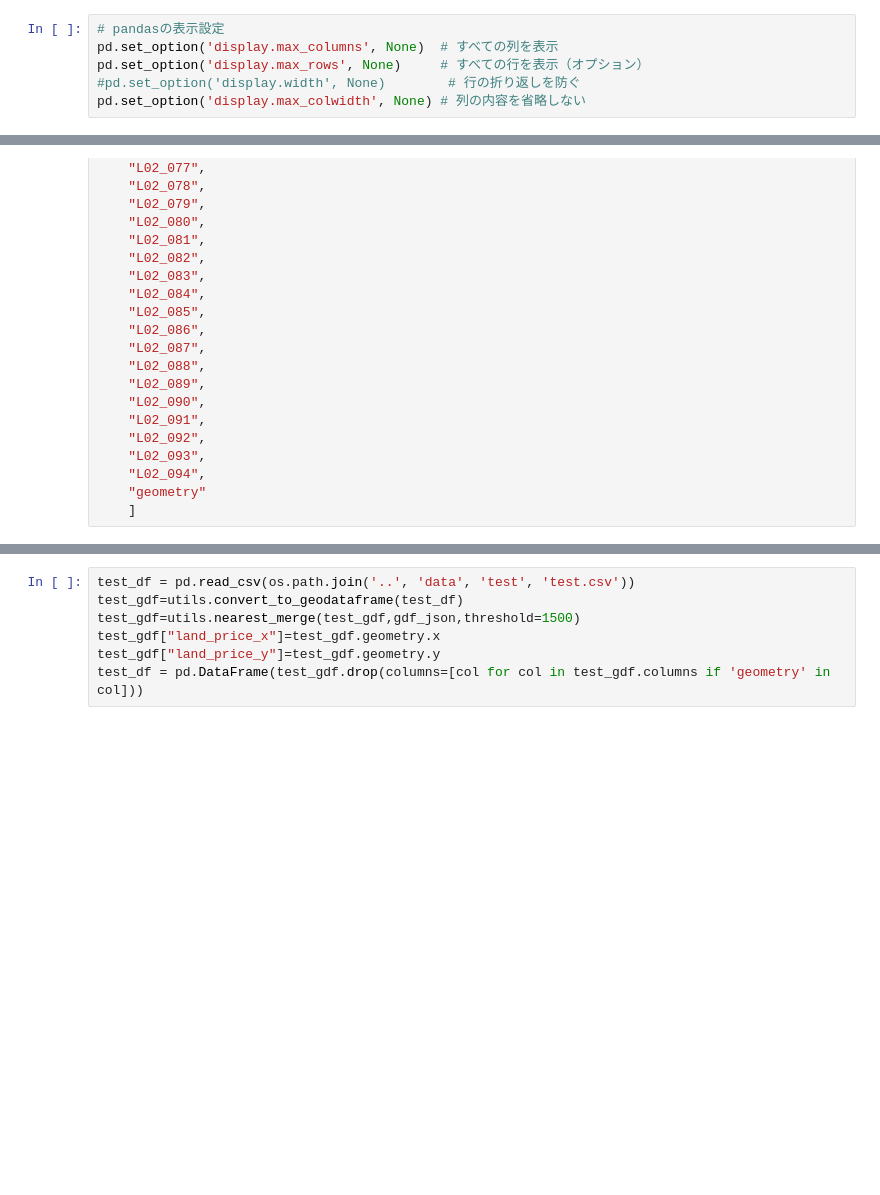
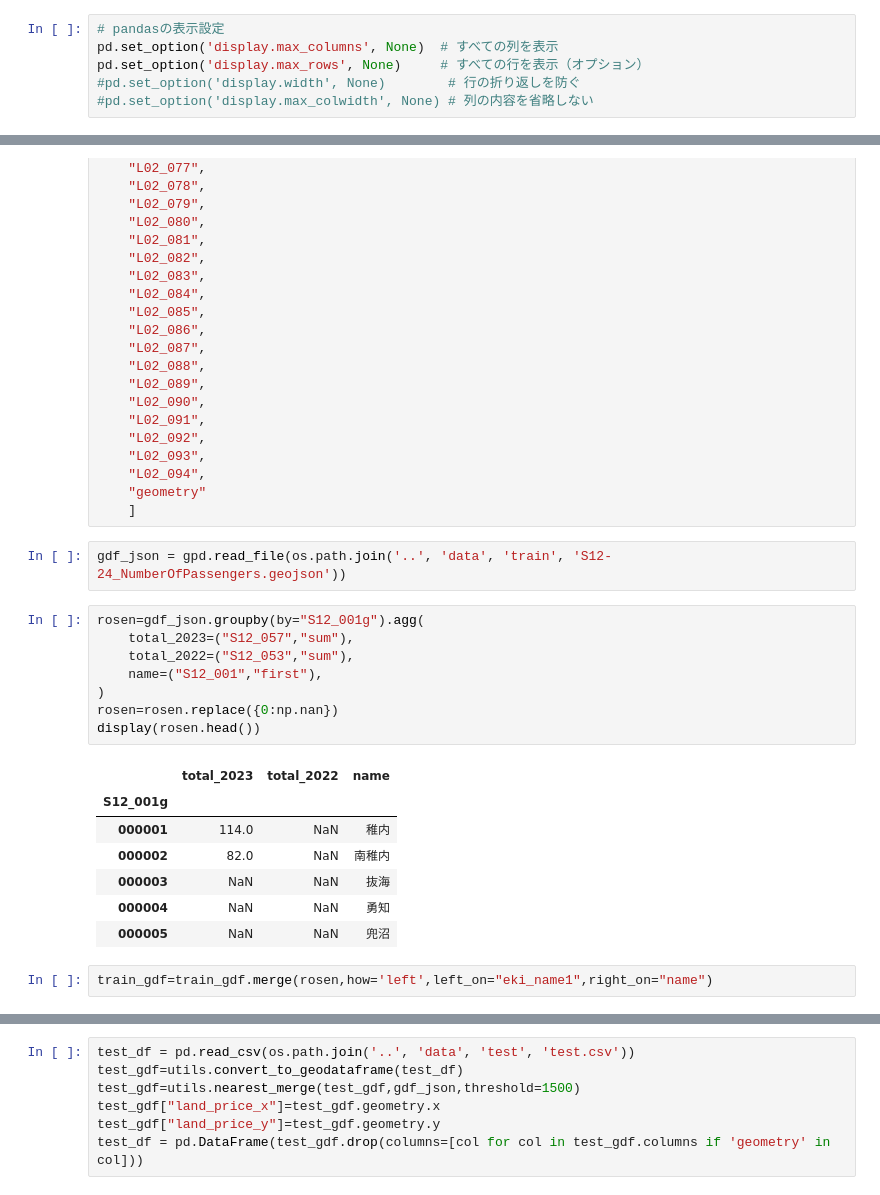
Before and after one commit to tomoya-kmt/signature, a Jupyter notebook: my_code/data_preprocess.ipynb, the cells around one changed output, grey strips where cells are left out. Drawn from its saved outputs; the diff is of its cells as text; blank space fills up the shorter version.

```diff
--- a/my_code/data_preprocess.ipynb
+++ b/my_code/data_preprocess.ipynb
@@ -45,7 +68,7 @@ np.int64(0)
 pd.set_option('display.max_columns', None)  # すべての列を表示
 pd.set_option('display.max_rows', None)     # すべての行を表示（オプション）
 #pd.set_option('display.width', None)        # 行の折り返しを防ぐ
-pd.set_option('display.max_colwidth', None) # 列の内容を省略しない
+#pd.set_option('display.max_colwidth', None) # 列の内容を省略しない
 # %%
 drop_cols=[
     "nl","el",'building_name_ruby', 'name_ruby', 'school_ele_code', 'school_jun_code', 'money_hoshou_company', 'free_rent_duration', 'free_rent_gen_timing'
@@ -99,4 +122,24 @@ land_price_cols=[
     "L02_094",
     "geometry"
     ]
+# %%
+gdf_json = gpd.read_file(os.path.join('..', 'data', 'train', 'S12-24_NumberOfPassengers.geojson'))
+# %%
+rosen=gdf_json.groupby(by="S12_001g").agg(
+    total_2023=("S12_057","sum"),
+    total_2022=("S12_053","sum"),
+    name=("S12_001","first"),
+)
+rosen=rosen.replace({0:np.nan})
+display(rosen.head())
+# %% [output]
+|  | total_2023 | total_2022 | name |
+| S12_001g |  |  |  |
+| 000001 | 114.0 | NaN | 稚内 |
+| 000002 | 82.0 | NaN | 南稚内 |
+| 000003 | NaN | NaN | 抜海 |
+| 000004 | NaN | NaN | 勇知 |
+| 000005 | NaN | NaN | 兜沼 |
+# %%
+train_gdf=train_gdf.merge(rosen,how='left',left_on="eki_name1",right_on="name")
 # %%
```
Also changed, not shown: parts of 18 cells of this notebook, 1 other file.
